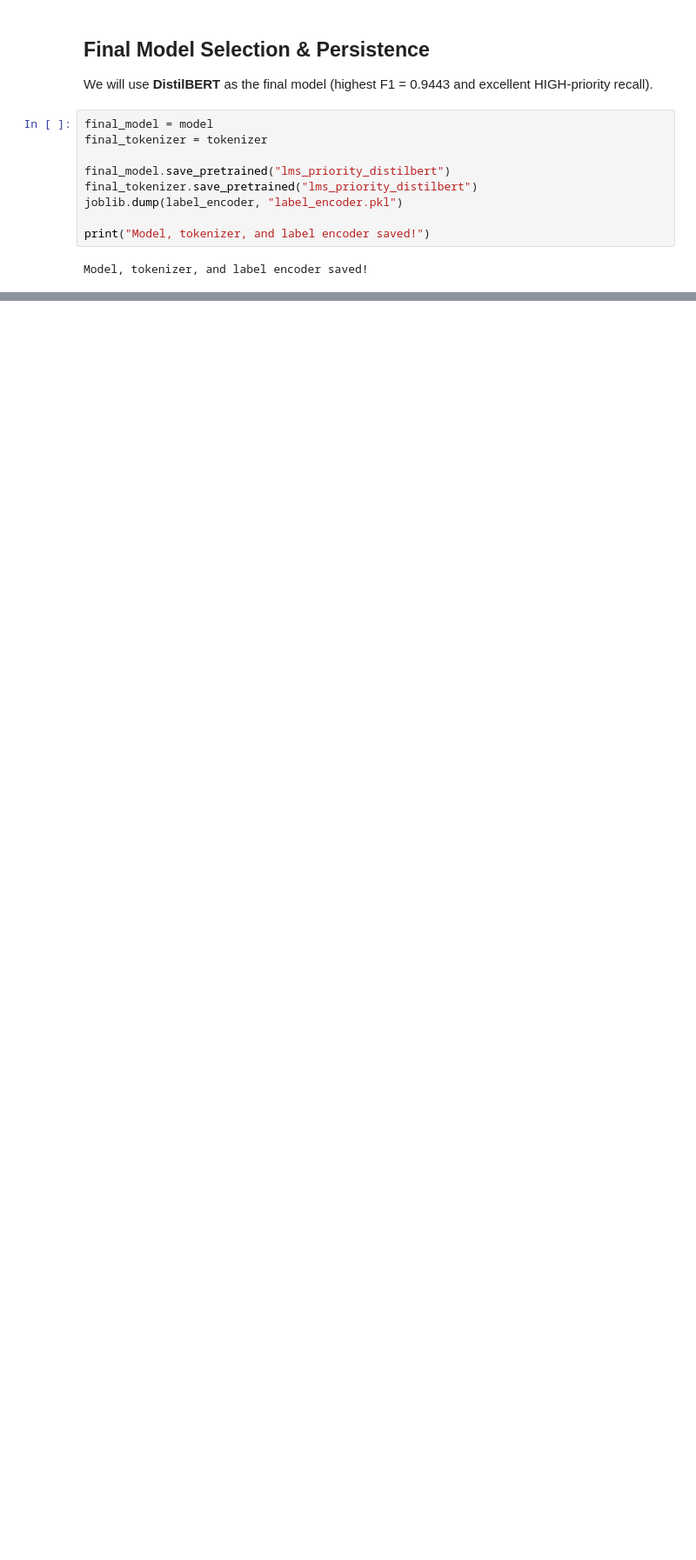
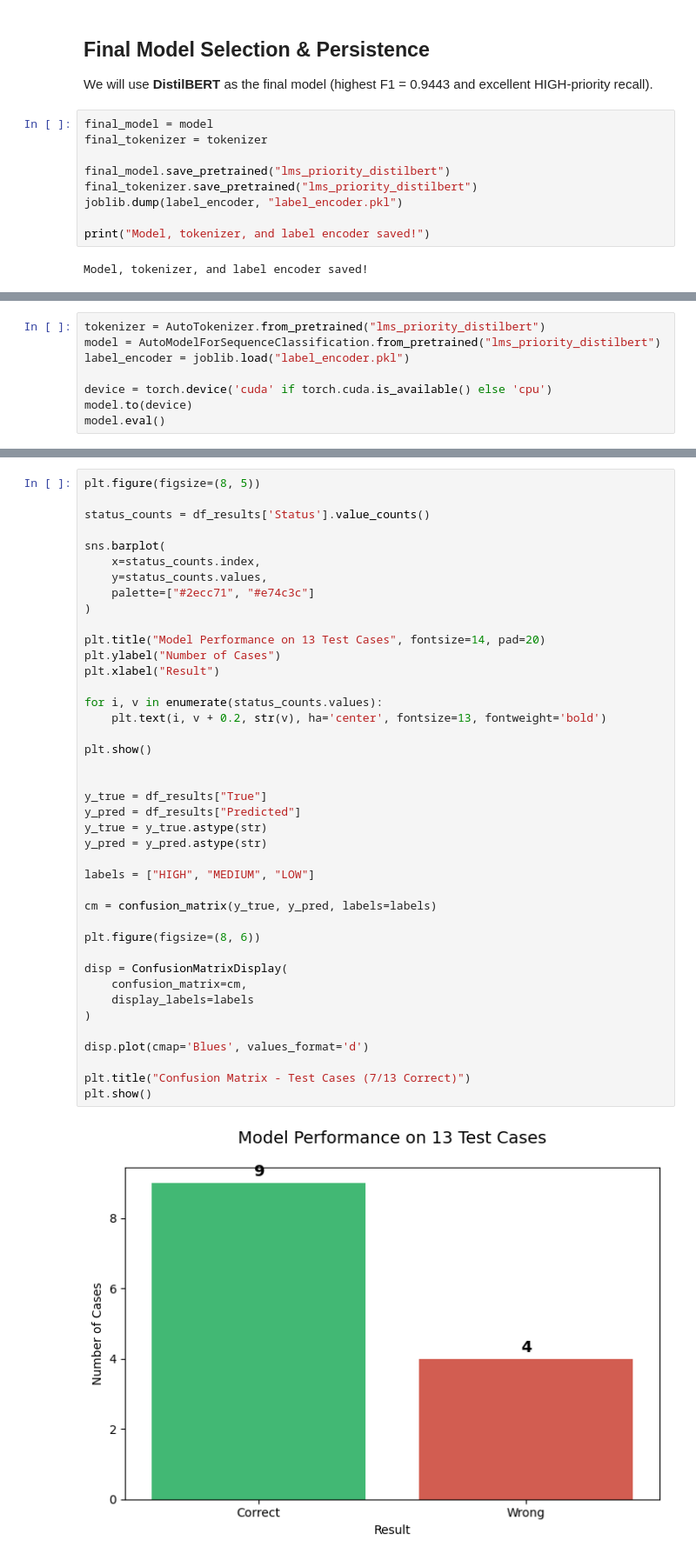
Before and after one commit to nayana-sisil/sentiment-analysis, a Jupyter notebook: Untitled.ipynb, the cells around one changed output, grey strips where cells are left out. Shown at 87% size. Saved outputs shown, nothing was run; the diff lists cells and outputs as text; blank space fills up the shorter version.

```diff
--- a/Untitled.ipynb
+++ b/Untitled.ipynb
@@ -1615,0 +1618,8 @@ Model, tokenizer, and label encoder saved!
+# %%
+tokenizer = AutoTokenizer.from_pretrained("lms_priority_distilbert")
+model = AutoModelForSequenceClassification.from_pretrained("lms_priority_distilbert")
+label_encoder = joblib.load("label_encoder.pkl")
+
+device = torch.device('cuda' if torch.cuda.is_available() else 'cpu')
+model.to(device)
+model.eval()
@@ -1615,0 +1711,43 @@ Model, tokenizer, and label encoder saved!
+# %%
+plt.figure(figsize=(8, 5))
+
+status_counts = df_results['Status'].value_counts()
+
+sns.barplot(
+    x=status_counts.index,
+    y=status_counts.values,
+    palette=["#2ecc71", "#e74c3c"]
+)
+
+plt.title("Model Performance on 13 Test Cases", fontsize=14, pad=20)
+plt.ylabel("Number of Cases")
+plt.xlabel("Result")
+
+for i, v in enumerate(status_counts.values):
+    plt.text(i, v + 0.2, str(v), ha='center', fontsize=13, fontweight='bold')
+
+plt.show()
+
+
+y_true = df_results["True"]
+y_pred = df_results["Predicted"]
+y_true = y_true.astype(str)
+y_pred = y_pred.astype(str)
+
+labels = ["HIGH", "MEDIUM", "LOW"]
+
+cm = confusion_matrix(y_true, y_pred, labels=labels)
+
+plt.figure(figsize=(8, 6))
+
+disp = ConfusionMatrixDisplay(
+    confusion_matrix=cm,
+    display_labels=labels
+)
+
+disp.plot(cmap='Blues', values_format='d')
+
+plt.title("Confusion Matrix - Test Cases (7/13 Correct)")
+plt.show()
+# %% [output]
+[figure, added]
```
Also changed, not shown: parts of 5 cells of this notebook.
